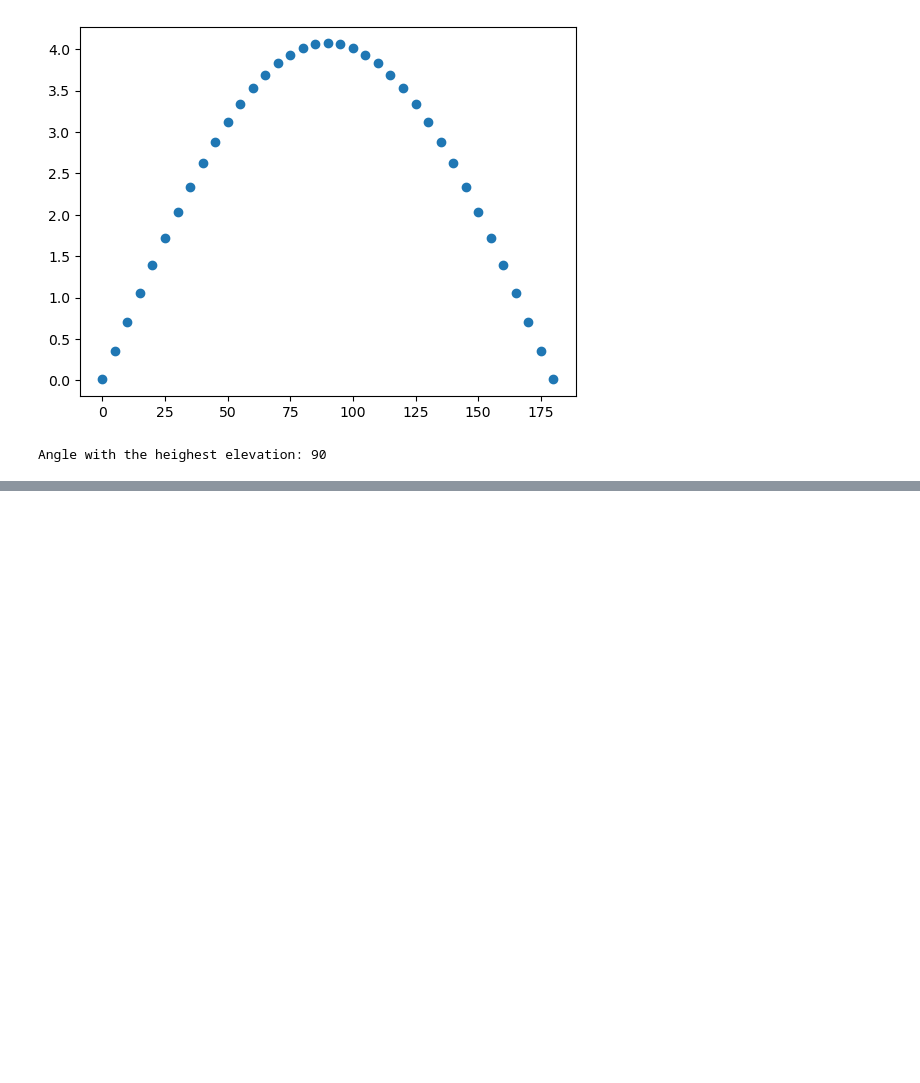
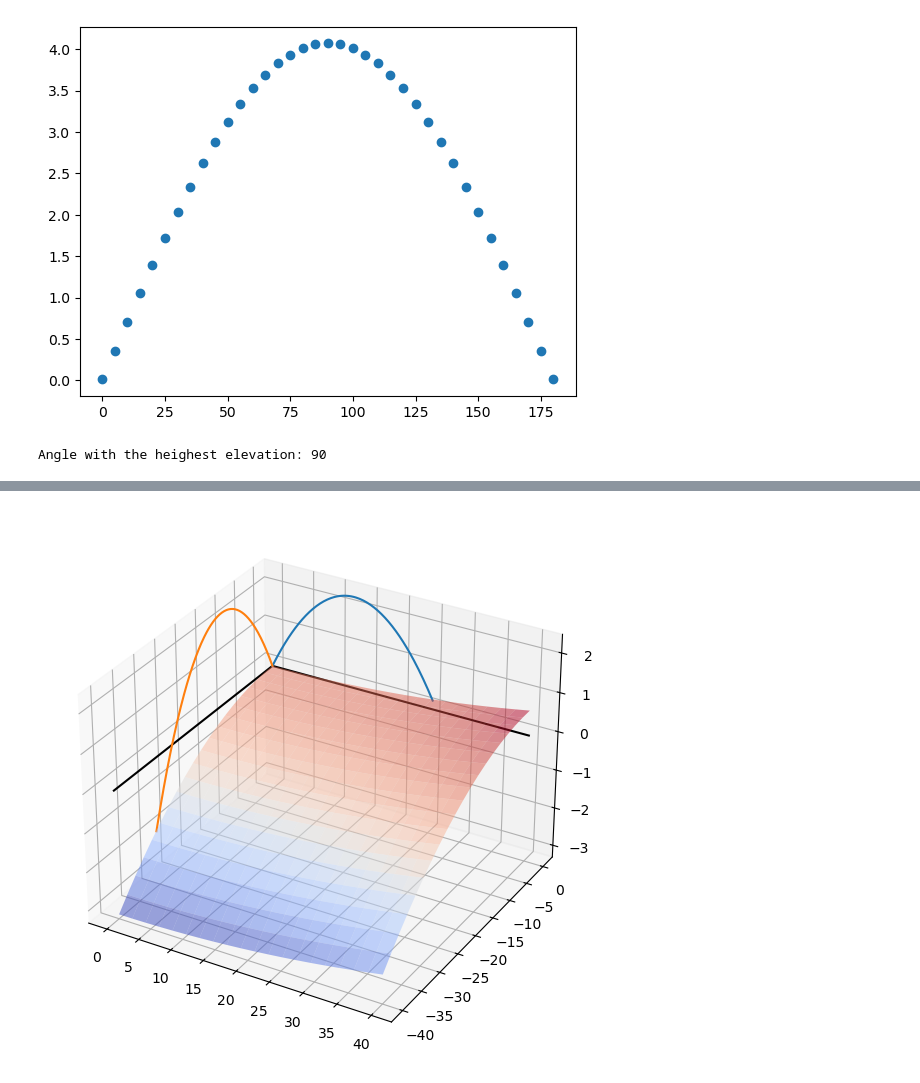
Before and after one commit to Brailor/Math-for-Programmers, a Jupyter notebook: Chapter_12/own.ipynb, the cells around one changed output, grey strips where cells are left out. Drawn from its saved outputs; the diff is of its cells as text; code cells hidden in the pictures; blank space fills up the shorter version.

```diff
--- a/Chapter_12/own.ipynb
+++ b/Chapter_12/own.ipynb
@@ -82,0 +142,8 @@ Exercise 12.4−Mini Project: Write a function plot_trajectory_metric that plots
+# %%
+plot_trajectories_3d(
+   trajectory_3d(20,0,elevation=ridge),
+   trajectory_3d(20,270,elevation=ridge),
+   bounds=[0,40,-40,0],
+   elevation=ridge)
+# %% [output]
+[figure, added]
```
Also changed, not shown: parts of 10 cells of this notebook, 1 other file.
